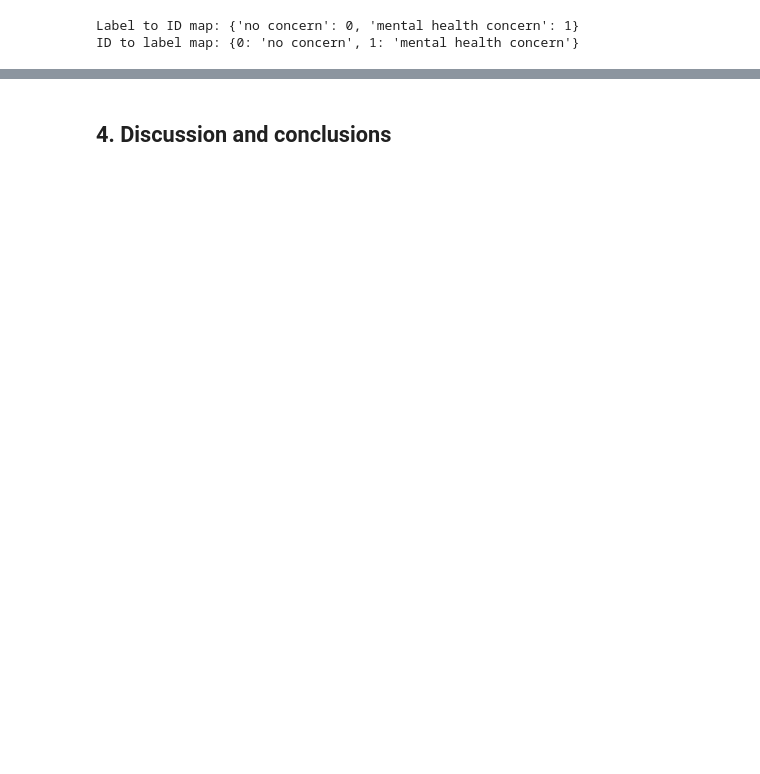
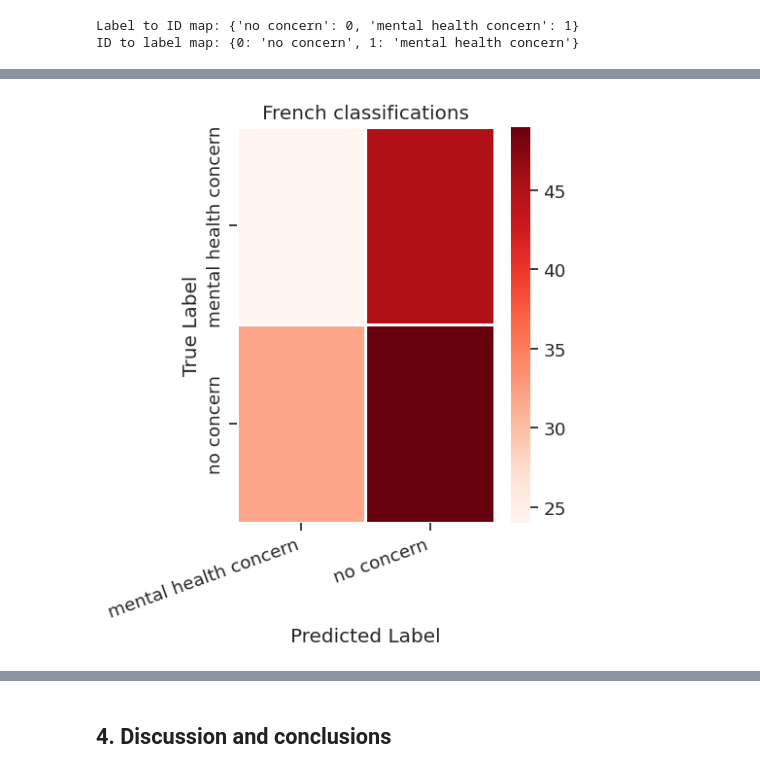
Before and after one commit to anabi77498/text-translation-and-bert, a Jupyter notebook: project.ipynb, the cells around one changed output, grey strips where cells are left out. Cells and saved outputs as stored; diff of their text form; code cells hidden in the pictures; blank space fills up the shorter version.

```diff
--- a/project.ipynb
+++ b/project.ipynb
@@ -660,0 +854,4 @@ ImportError: Using the `Trainer` with `PyTorch` requires `accelerate>=0.20.1`: P
+# %%
+plot_classif("French", data_splits["french"][3], predicted['french'])
+# %% [output]
+[figure, added]
```
Also changed, not shown: parts of 38 cells of this notebook.
